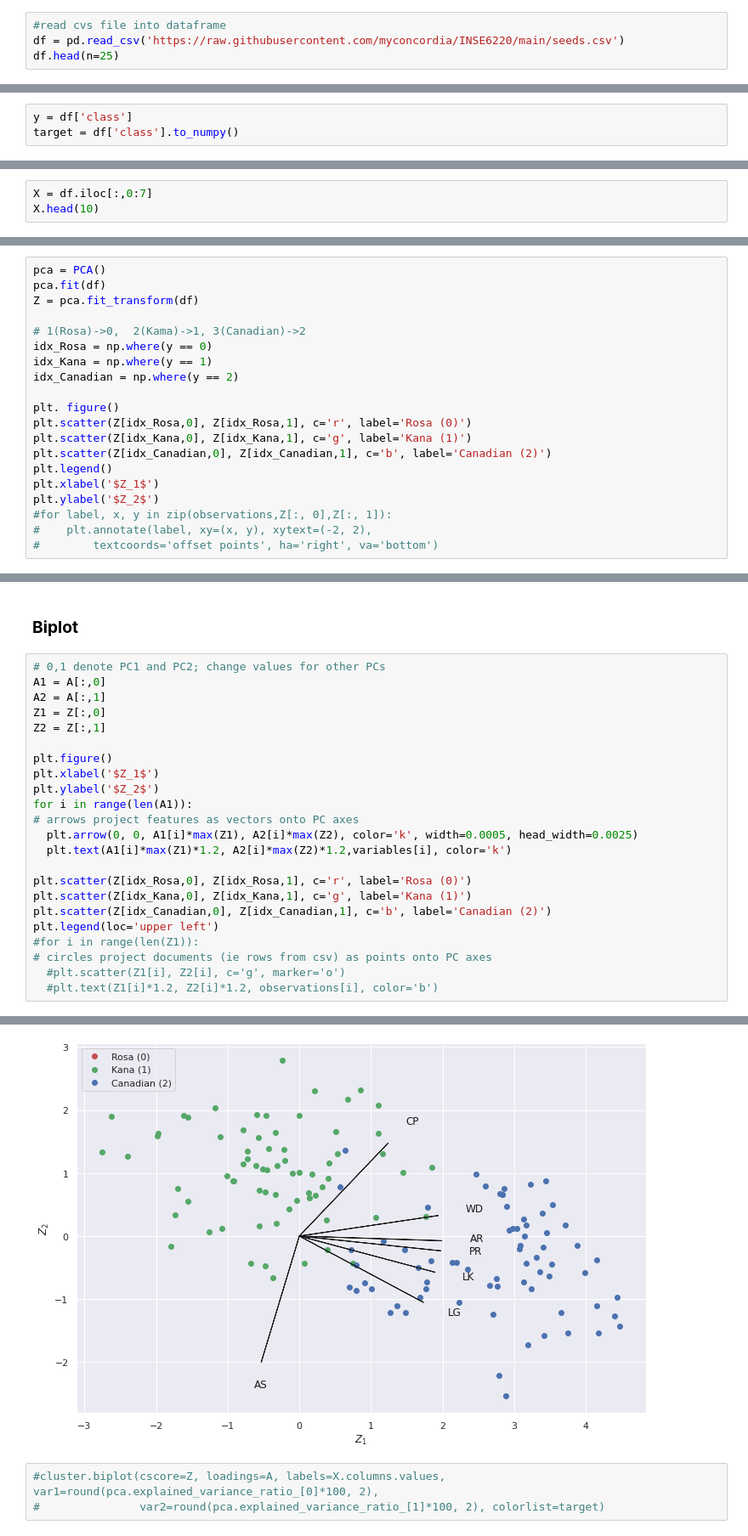
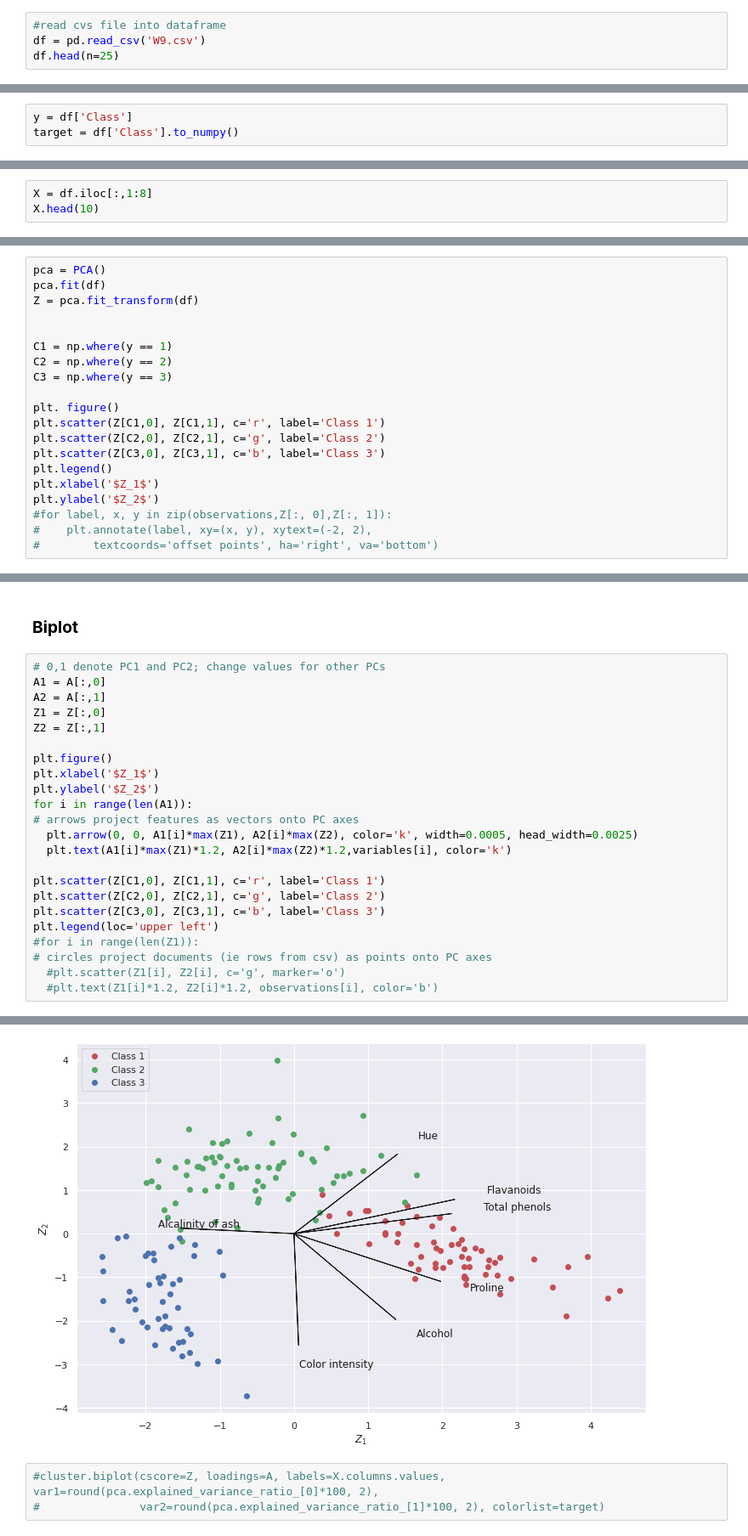
Before and after one commit to MojtabaHeidari/MHM, a Jupyter notebook: Wine.ipynb, the cells around one changed output, grey strips where cells are left out. Shown at 85% size. Cells and saved outputs as stored; diff of their text form.

```diff
--- a/Wine.ipynb
+++ b/Wine.ipynb
@@ -41,6 +41,6 @@ from sklearn.tree import DecisionTreeClassifier
 #uploaded = files.upload()
 # %%
 #read cvs file into dataframe
-df = pd.read_csv('https://raw.githubusercontent.com/myconcordia/INSE6220/main/seeds.csv')
+df = pd.read_csv('W9.csv')
 df.head(n=25)
 # %% [output]
@@ -82,13 +82,13 @@ memory usage: 13.2 KB
 # %% [markdown]
 ### **Classes**
 # %%
-y = df['class']
-target = df['class'].to_numpy()
+y = df['Class']
+target = df['Class'].to_numpy()
 # %% [markdown]
 ### **Features**
 
 Data Matrix
 # %%
-X = df.iloc[:,0:7]
+X = df.iloc[:,1:8]
 X.head(10)
 # %% [output]
@@ -211,15 +211,15 @@ pca = PCA()
 pca.fit(df)
 Z = pca.fit_transform(df)
 
-# 1(Rosa)->0,  2(Kama)->1, 3(Canadian)->2
-idx_Rosa = np.where(y == 0)
-idx_Kana = np.where(y == 1)
-idx_Canadian = np.where(y == 2)
+
+C1 = np.where(y == 1)
+C2 = np.where(y == 2)
+C3 = np.where(y == 3)
 
 plt. figure()
-plt.scatter(Z[idx_Rosa,0], Z[idx_Rosa,1], c='r', label='Rosa (0)')
-plt.scatter(Z[idx_Kana,0], Z[idx_Kana,1], c='g', label='Kana (1)')
-plt.scatter(Z[idx_Canadian,0], Z[idx_Canadian,1], c='b', label='Canadian (2)')
+plt.scatter(Z[C1,0], Z[C1,1], c='r', label='Class 1')
+plt.scatter(Z[C2,0], Z[C2,1], c='g', label='Class 2')
+plt.scatter(Z[C3,0], Z[C3,1], c='b', label='Class 3')
 plt.legend()
 plt.xlabel('$Z_1$')
 plt.ylabel('$Z_2$')
@@ -306,29 +306,29 @@ PC_variance
 # %%
 # 0,1 denote PC1 and PC2; change values for other PCs
 A1 = A[:,0]
 A2 = A[:,1]
 Z1 = Z[:,0]
 Z2 = Z[:,1]
 
 plt.figure()
 plt.xlabel('$Z_1$')
 plt.ylabel('$Z_2$')
 for i in range(len(A1)):
 # arrows project features as vectors onto PC axes
   plt.arrow(0, 0, A1[i]*max(Z1), A2[i]*max(Z2), color='k', width=0.0005, head_width=0.0025)
   plt.text(A1[i]*max(Z1)*1.2, A2[i]*max(Z2)*1.2,variables[i], color='k')
 
-plt.scatter(Z[idx_Rosa,0], Z[idx_Rosa,1], c='r', label='Rosa (0)')
-plt.scatter(Z[idx_Kana,0], Z[idx_Kana,1], c='g', label='Kana (1)')
-plt.scatter(Z[idx_Canadian,0], Z[idx_Canadian,1], c='b', label='Canadian (2)')
+plt.scatter(Z[C1,0], Z[C1,1], c='r', label='Class 1')
+plt.scatter(Z[C2,0], Z[C2,1], c='g', label='Class 2')
+plt.scatter(Z[C3,0], Z[C3,1], c='b', label='Class 3')
 plt.legend(loc='upper left')
 #for i in range(len(Z1)):
 # circles project documents (ie rows from csv) as points onto PC axes
   #plt.scatter(Z1[i], Z2[i], c='g', marker='o')
   #plt.text(Z1[i]*1.2, Z2[i]*1.2, observations[i], color='b')
 # %% [output]
 <matplotlib.legend.Legend at 0x...>
-[figure, old version]
+[figure, new version]
 # %%
 #cluster.biplot(cscore=Z, loadings=A, labels=X.columns.values, var1=round(pca.explained_variance_ratio_[0]*100, 2),
 #               var2=round(pca.explained_variance_ratio_[1]*100, 2), colorlist=target)
```
Also changed, not shown: parts of 18 cells of this notebook.
